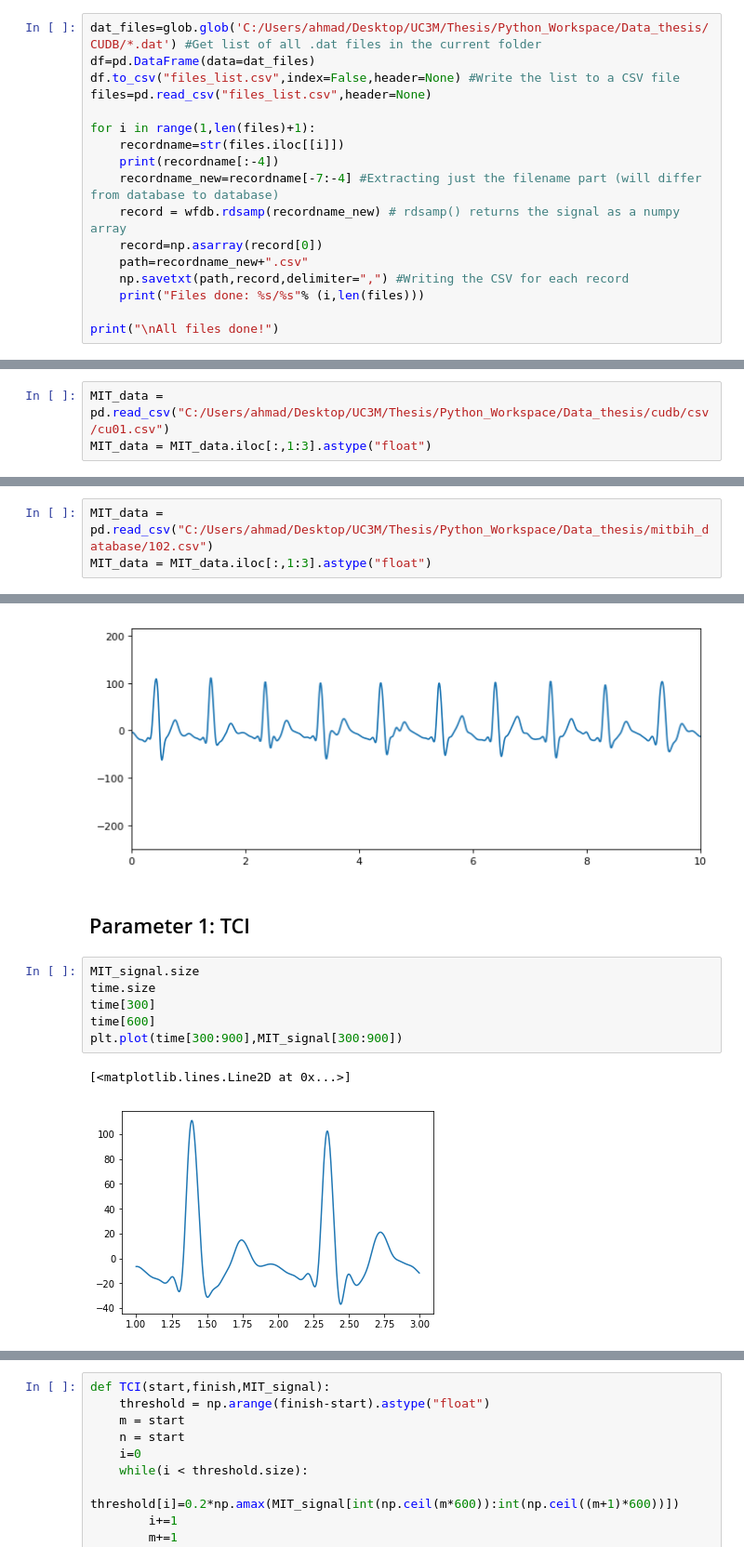
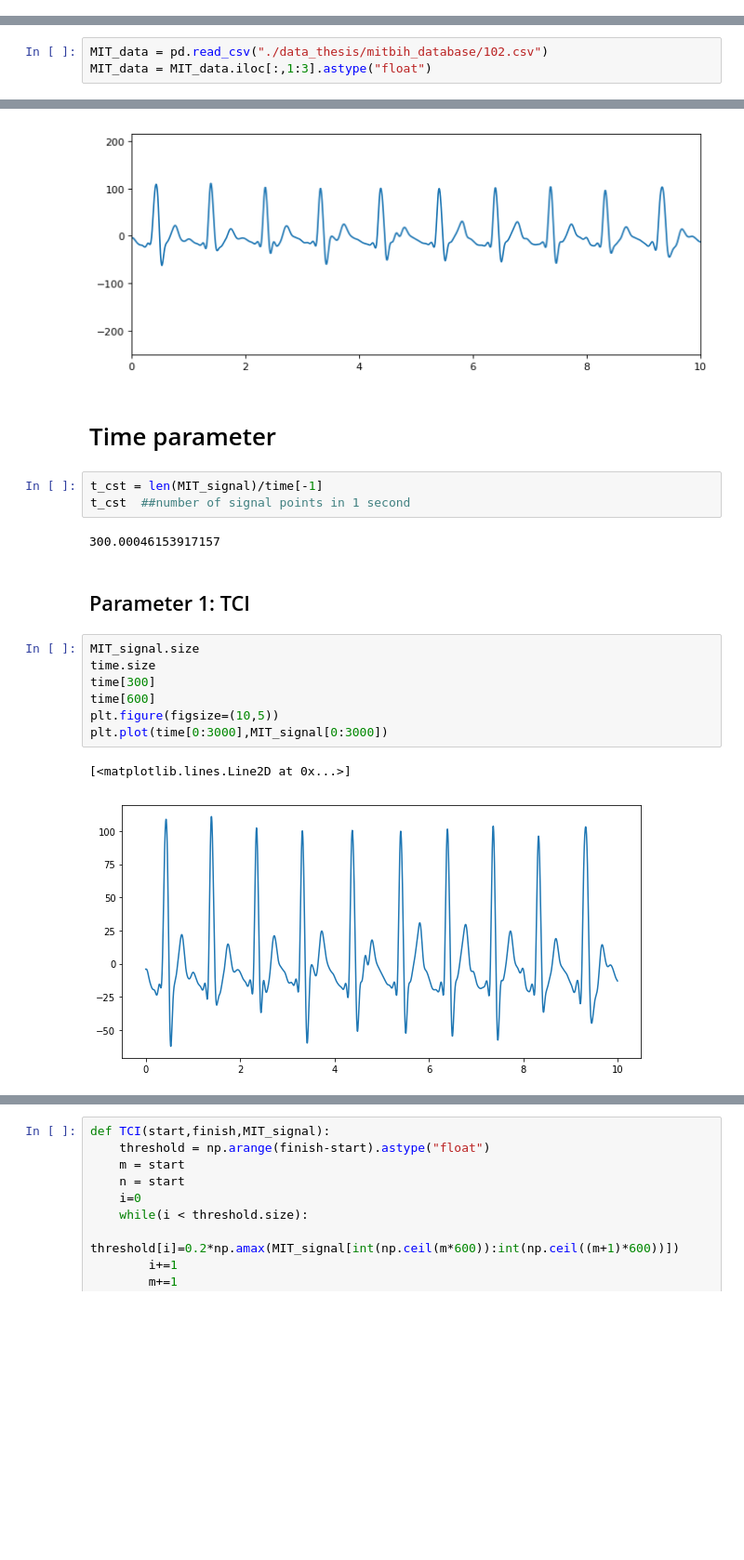
Before and after one commit to AhmadChaiban/War_on_arrhythmia, a Jupyter notebook: Thesis_Notebook.ipynb, the cells around one changed output, grey strips where cells are left out. Shown: that part at 93% size. Drawn from its saved outputs; the diff is of its cells as text; blank space fills up the shorter version.

```diff
--- a/Thesis_Notebook.ipynb
+++ b/Thesis_Notebook.ipynb
@@ -36,20 +31,3 @@ import glob
 6. Only the first channels of the MITDB and the VFDB have been considered to avoid dependency of samples during the learning process.
 # %% [markdown]
 # Loading and viewing the data
-# %%
-dat_files=glob.glob('C:/Users/ahmad/Desktop/UC3M/Thesis/Python_Workspace/Data_thesis/CUDB/*.dat') #Get list of all .dat files in the current folder
-df=pd.DataFrame(data=dat_files)
-df.to_csv("files_list.csv",index=False,header=None) #Write the list to a CSV file
-files=pd.read_csv("files_list.csv",header=None)
-
-for i in range(1,len(files)+1):
-	recordname=str(files.iloc[[i]])
-	print(recordname[:-4])
-	recordname_new=recordname[-7:-4] #Extracting just the filename part (will differ from database to database)
-	record = wfdb.rdsamp(recordname_new) # rdsamp() returns the signal as a numpy array
-	record=np.asarray(record[0])
-	path=recordname_new+".csv"
-	np.savetxt(path,record,delimiter=",") #Writing the CSV for each record
-	print("Files done: %s/%s"% (i,len(files)))
-
-print("\nAll files done!")
@@ -97,3 +40,3 @@ rdann -r C:/Users/ahmad/Desktop/UC3M/Thesis/Python_Workspace/Data_thesis/CUDB/cu
 # %%
-MIT_data = pd.read_csv("C:/Users/ahmad/Desktop/UC3M/Thesis/Python_Workspace/Data_thesis/cudb/csv/cu01.csv")
+MIT_data = pd.read_csv("./data_thesis/mitbih_database/102.csv")
 MIT_data = MIT_data.iloc[:,1:3].astype("float")
@@ -102,6 +43,3 @@ EmptyDataError: No columns to parse from file
-# %%
-MIT_data = pd.read_csv("C:/Users/ahmad/Desktop/UC3M/Thesis/Python_Workspace/Data_thesis/mitbih_database/102.csv")
-MIT_data = MIT_data.iloc[:,1:3].astype("float")
 # %%
 MIT_data_col1 = MIT_data.iloc[:,0]
 MIT_data_first = MIT_data_col1.astype("float")
@@ -223,14 +161,22 @@ plt.plot(time,MIT_signal)
 # %% [output]
 [<matplotlib.lines.Line2D at 0x...>]
 [figure]
+# %% [markdown]
+# Time parameter
+# %%
+t_cst = len(MIT_signal)/time[-1]
+t_cst  ##number of signal points in 1 second
+# %% [output]
+300.00046153917157
 # %% [markdown]
 ## Parameter 1: TCI
 # %%
 MIT_signal.size
 time.size
 time[300]
 time[600]
-plt.plot(time[300:900],MIT_signal[300:900])
+plt.figure(figsize=(10,5))
+plt.plot(time[0:3000],MIT_signal[0:3000])
 # %% [output]
 [<matplotlib.lines.Line2D at 0x...>]
-[figure, old version]
+[figure, new version]
```
Also changed, not shown: parts of 27 cells of this notebook, 1 other file.
